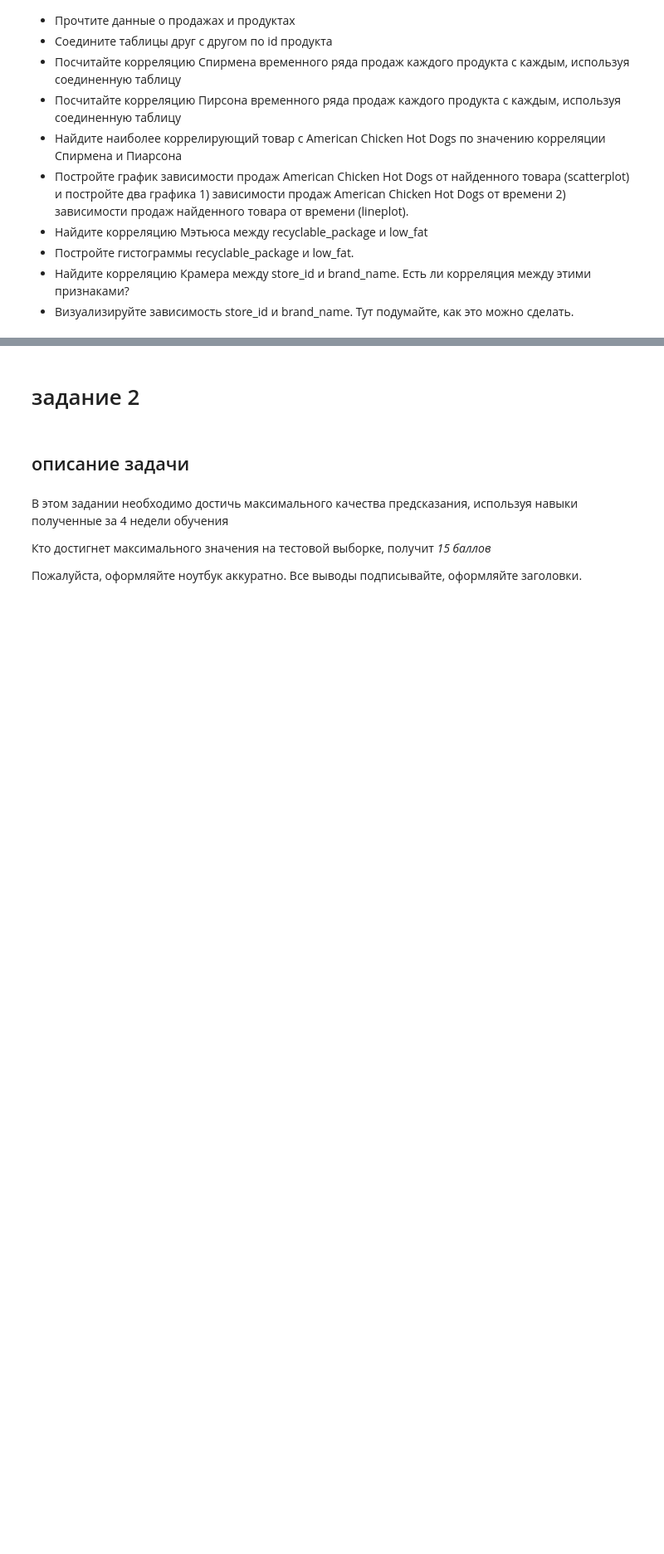
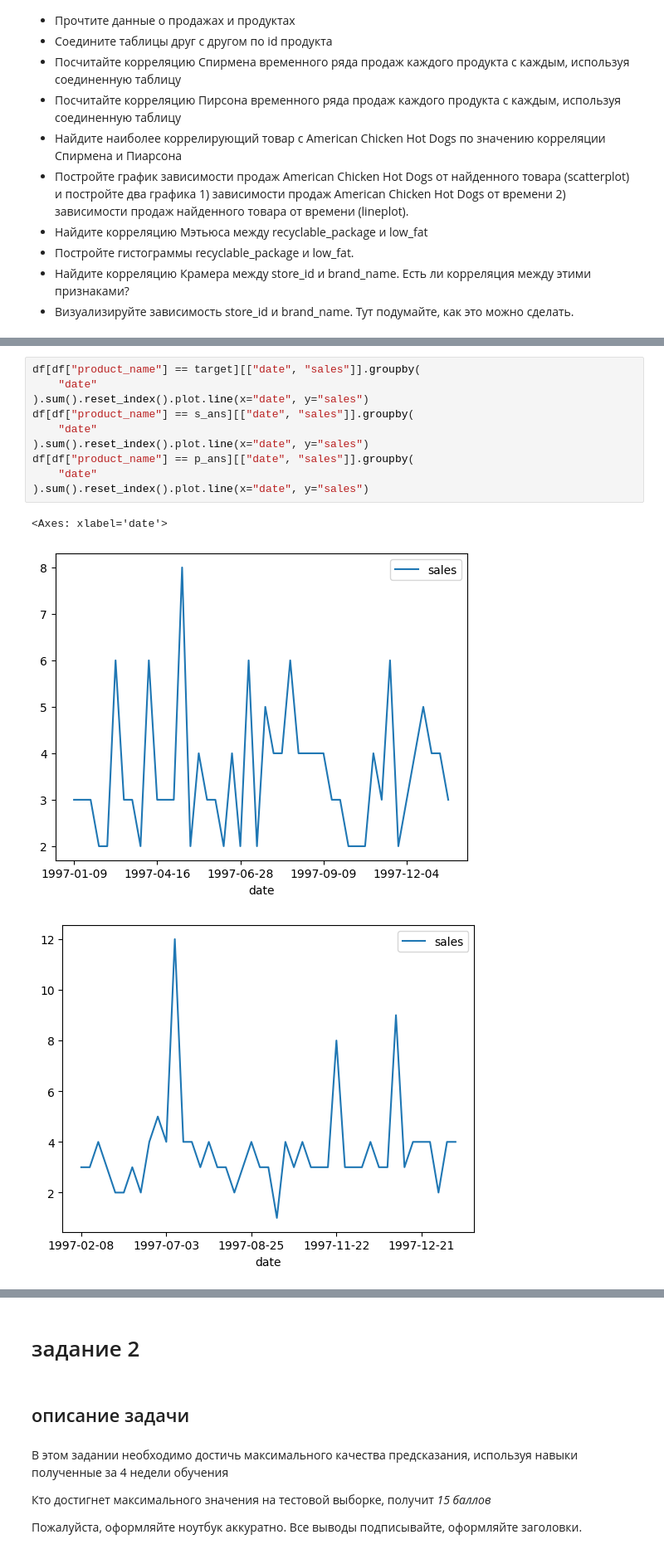
Before and after one commit to poslam/sem5-ds, a Jupyter notebook: work/4/4.ipynb, the cells around one changed output, grey strips where cells are left out. Shown: that part at 83% size. Drawn from its saved outputs; the diff is of its cells as text; blank space fills up the shorter version.

```diff
--- a/work/4/4.ipynb
+++ b/work/4/4.ipynb
@@ -90,0 +96,14 @@ print(pearson_most_corr_to_target, df[df["product_id"] == pearson_most_corr_to_t
+# %%
+df[df["product_name"] == target][["date", "sales"]].groupby(
+    "date"
+).sum().reset_index().plot.line(x="date", y="sales")
+df[df["product_name"] == s_ans][["date", "sales"]].groupby(
+    "date"
+).sum().reset_index().plot.line(x="date", y="sales")
+df[df["product_name"] == p_ans][["date", "sales"]].groupby(
+    "date"
+).sum().reset_index().plot.line(x="date", y="sales")
+# %% [output]
+<Axes: xlabel='date'>
+[figure, added]
+[figure, added]
```
Also changed, not shown: parts of 16 cells of this notebook.
